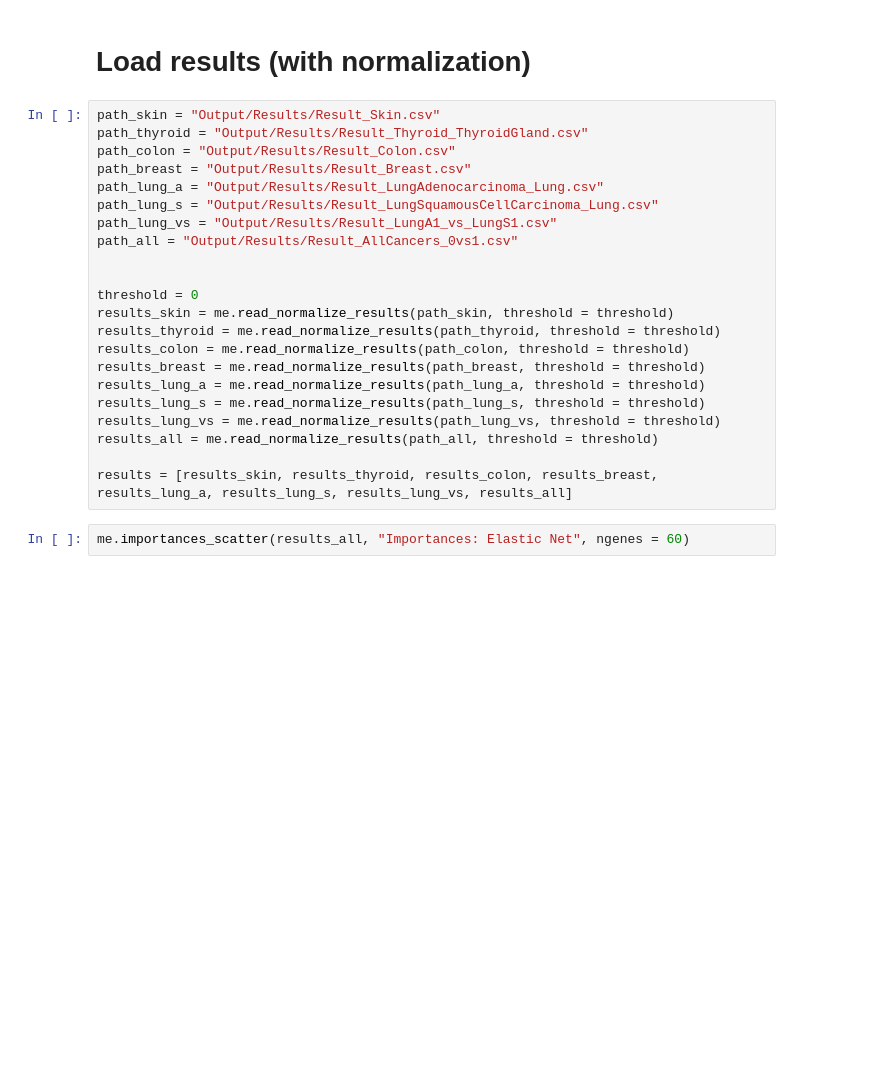
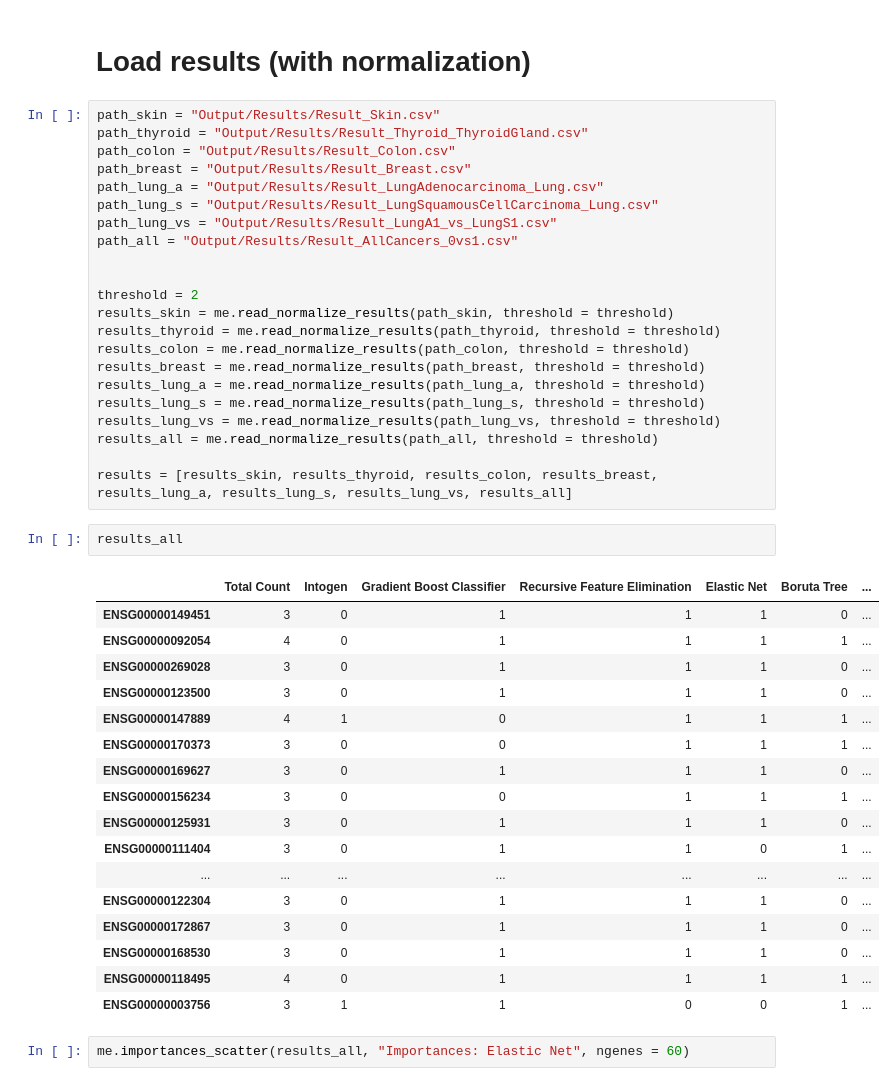
Before and after one commit to mikesamir/oncological_gene_expression_analysis, a Jupyter notebook: Mike/2_Model_Evaluation.ipynb, the cells around one changed output. Cells and saved outputs as stored; diff of their text form; blank space fills up the shorter version.

```diff
--- a/Mike/2_Model_Evaluation.ipynb
+++ b/Mike/2_Model_Evaluation.ipynb
@@ -137,7 +137,7 @@ path_lung_vs = "Output/Results/Result_LungA1_vs_LungS1.csv"
 path_all = "Output/Results/Result_AllCancers_0vs1.csv"
 
 
-threshold = 0
+threshold = 2
 results_skin = me.read_normalize_results(path_skin, threshold = threshold)
 results_thyroid = me.read_normalize_results(path_thyroid, threshold = threshold)
 results_colon = me.read_normalize_results(path_colon, threshold = threshold)
@@ -148,6 +148,26 @@ results_lung_vs = me.read_normalize_results(path_lung_vs, threshold = threshold)
 results_all = me.read_normalize_results(path_all, threshold = threshold)
 
 results = [results_skin, results_thyroid, results_colon, results_breast, results_lung_a, results_lung_s, results_lung_vs, results_all]
+# %%
+results_all
+# %% [output]
+|  | Total Count | Intogen | Gradient Boost Classifier | Recursive Feature Elimination | Elastic Net | Boruta Tree | ... |
+| ENSG00000149451 | 3 | 0 | 1 | 1 | 1 | 0 | ... |
+| ENSG00000092054 | 4 | 0 | 1 | 1 | 1 | 1 | ... |
+| ENSG00000269028 | 3 | 0 | 1 | 1 | 1 | 0 | ... |
+| ENSG00000123500 | 3 | 0 | 1 | 1 | 1 | 0 | ... |
+| ENSG00000147889 | 4 | 1 | 0 | 1 | 1 | 1 | ... |
+| ENSG00000170373 | 3 | 0 | 0 | 1 | 1 | 1 | ... |
+| ENSG00000169627 | 3 | 0 | 1 | 1 | 1 | 0 | ... |
+| ENSG00000156234 | 3 | 0 | 0 | 1 | 1 | 1 | ... |
+| ENSG00000125931 | 3 | 0 | 1 | 1 | 1 | 0 | ... |
+| ENSG00000111404 | 3 | 0 | 1 | 1 | 0 | 1 | ... |
+| ... | ... | ... | ... | ... | ... | ... | ... |
+| ENSG00000122304 | 3 | 0 | 1 | 1 | 1 | 0 | ... |
+| ENSG00000172867 | 3 | 0 | 1 | 1 | 1 | 0 | ... |
+| ENSG00000168530 | 3 | 0 | 1 | 1 | 1 | 0 | ... |
+| ENSG00000118495 | 4 | 0 | 1 | 1 | 1 | 1 | ... |
+| ENSG00000003756 | 3 | 1 | 1 | 0 | 0 | 1 | ... |
 # %%
 me.importances_scatter(results_all, "Importances: Elastic Net", ngenes = 60)
 # %% [output]
```
Also changed, not shown: parts of 2 cells of this notebook, 1 other file.
